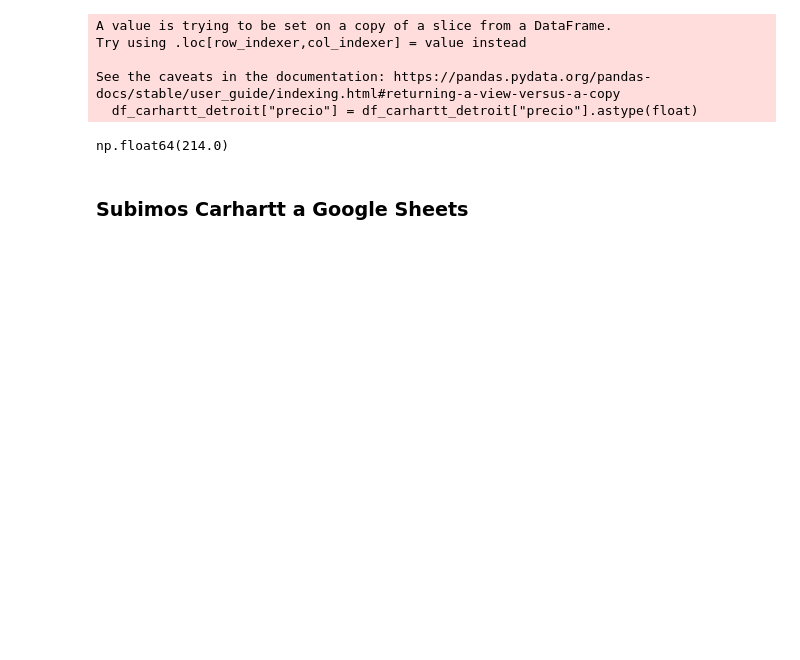
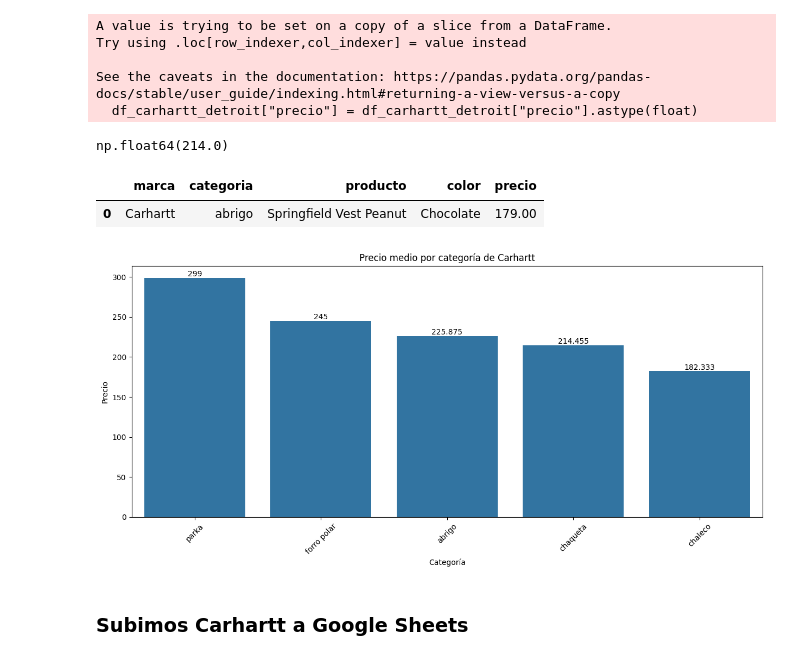
Before and after one commit to davfranco1/ProyectoMinimalism, a Jupyter notebook: Notebook.ipynb, the cells around one changed output. Drawn from its saved outputs; the diff is of its cells as text; code cells hidden in the pictures; blank space fills up the shorter version.

```diff
--- a/Notebook-David.ipynb
+++ b/Notebook.ipynb
@@ -38,9 +44,9 @@ import matplotlib.pyplot as plt
 # %%
 url = "https://minimalismbrand.com/"
 response = requests.get(url)
-soup = BeautifulSoup(response.text, "html.parser")
+soup_home = BeautifulSoup(response.text, "html.parser")
 
-href_links = [a["href"] for a in soup.find_all("a", class_="navigation__link") if "href" in a.attrs]
+href_links = [a["href"] for a in soup_home.find_all("a", class_="navigation__link") if "href" in a.attrs]
 
 base_url = "https://minimalismbrand.com"
 
@@ -391,0 +574,4 @@ array(['abrigo', 'chaleco', 'parka', 'chaqueta', 'forro polar'],
+# %%
+paths_carhartt = ["datos/carhartt.html"]
+df_carhartt = htmls_carhartt(paths_carhartt)
+df_carhartt["categoria"].unique()
@@ -422,6 +611,32 @@ Try using .loc[row_indexer,col_indexer] = value instead
 See the caveats in the documentation: https://pandas.pydata.org/pandas-docs/stable/user_guide/indexing.html#returning-a-view-versus-a-copy
   df_carhartt_detroit["precio"] = df_carhartt_detroit["precio"].astype(float)
 np.float64(214.0)
+# %%
+df_carhartt.head(1)
+# %% [output]
+|  | marca | categoria | producto | color | precio |
+| 0 | Carhartt | abrigo | Springfield Vest Peanut | Chocolate | 179.00 |
+# %%
+df_carhartt["precio"]=df_carhartt["precio"].astype(float)
+# %%
+df_carhartt_cat = df_carhartt.groupby("categoria")[["precio"]].mean().reset_index()
+df_carhartt_cat_precio = df_carhartt_cat.sort_values(by="precio", ascending=False)
+plt.figure(figsize=(15, 6))
+
+ax = sns.barplot(data=df_carhartt_cat, x="categoria", y="precio",
+            order=df_carhartt_cat_precio["categoria"])
+
+for i in ax.containers:
+    ax.bar_label(i,)
+
+plt.xticks(rotation=45)
+plt.title("Precio medio por categoría de Carhartt")
+plt.xlabel("Categoría")
+plt.ylabel("Precio")
+
+plt.show()
+# %% [output]
+[figure, added]
 # %% [markdown]
 ### Subimos Carhartt a Google Sheets
 # %%
```
Also changed, not shown: parts of 32 cells of this notebook, 4 other files.
